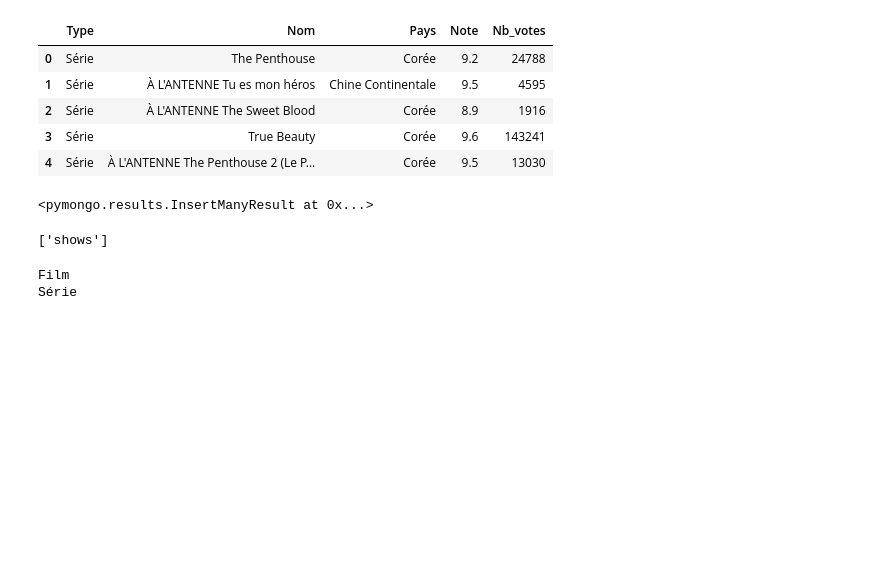
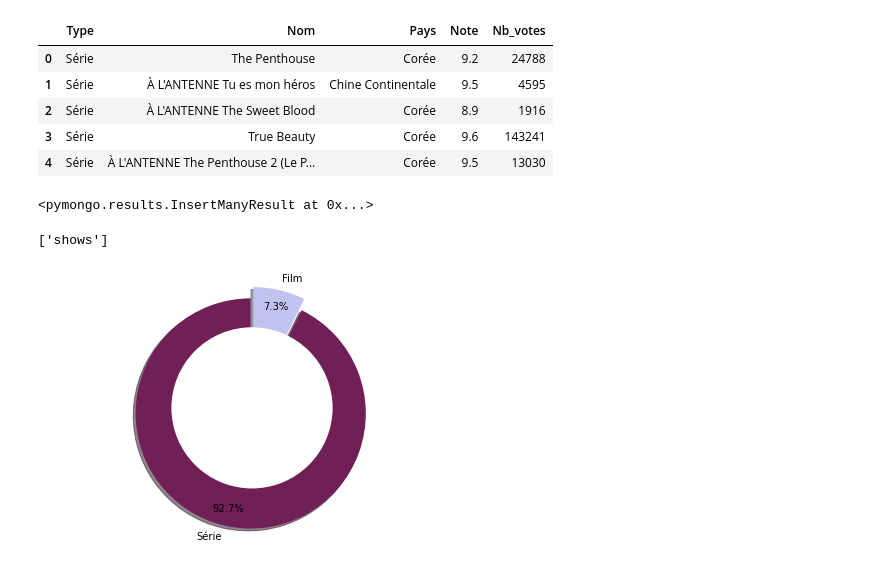
Before and after one commit to NamizataS/Viki-scrapping, a Jupyter notebook: Scraping.ipynb, the cells around one changed output. Cells and saved outputs as stored; diff of their text form; code cells hidden in the pictures; blank space fills up the shorter version.

Commit message:
start of dashboards in notebook and py files

```diff
--- a/Scraping.ipynb
+++ b/Scraping.ipynb
@@ -174,14 +201,25 @@ db_viki.list_collection_names()
 ['shows']
 # %%
 cursor = collection_viki.find()
-# %%
-#type série/film
-cur = collection_viki.aggregate([{"$group" : {"_id" : "$Type", "TypeShows" : {"$sum" : 1}}}])
-for i in cur:
-    print(i['_id'])
-# %% [output]
-Film
-Série
+# %%
+#type série/film
+cur = collection_viki.aggregate([{"$group" : {"_id" : "$Type", "TypeShows" : {"$sum" : 1}}}])
+res = pd.DataFrame(list(cur))
+explode = (0.05, 0.05)
+colors = ['#701f57', '#c2c2f0']
+
+fig1, ax1 = plt.subplots()
+TypeShows = res['TypeShows']
+labels = res['_id']
+ax1.pie(TypeShows, explode=explode,labels=labels, pctdistance=0.85,autopct='%1.1f%%', shadow=True, colors = colors, startangle=90)
+centre_circle = plt.Circle((0,0),0.70,fc='white')
+fig = plt.gcf()
+fig.gca().add_artist(centre_circle)
+ax1.axis('equal')
+plt.tight_layout()
+plt.show()
+# %% [output]
+[figure, added]
 # %%
 #pays
 cur = collection_viki.aggregate([{"$group" : {"_id" : "$Pays", "showsNumber" : {"$sum" : 1}}},{'$sort':{'showsNumber':-1}}])
```
Also changed, not shown: parts of 13 cells of this notebook, 1 other file.
